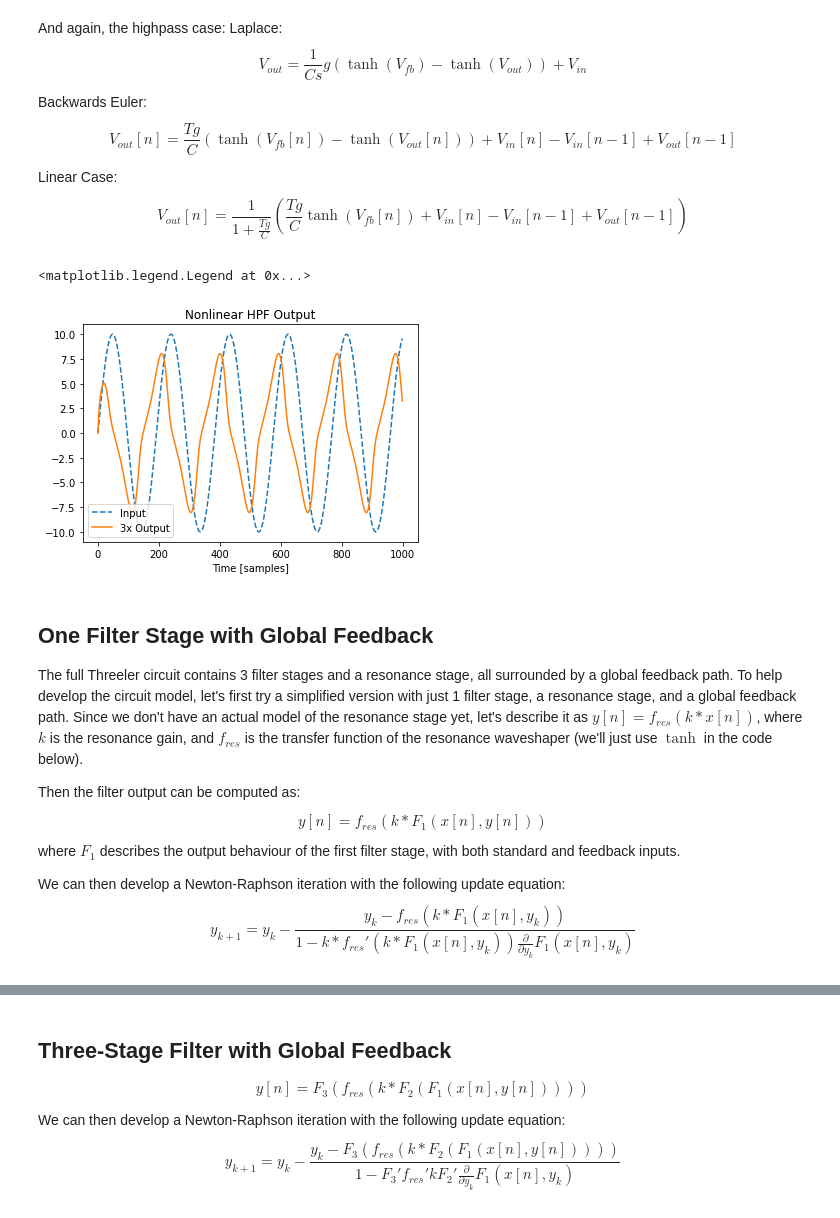
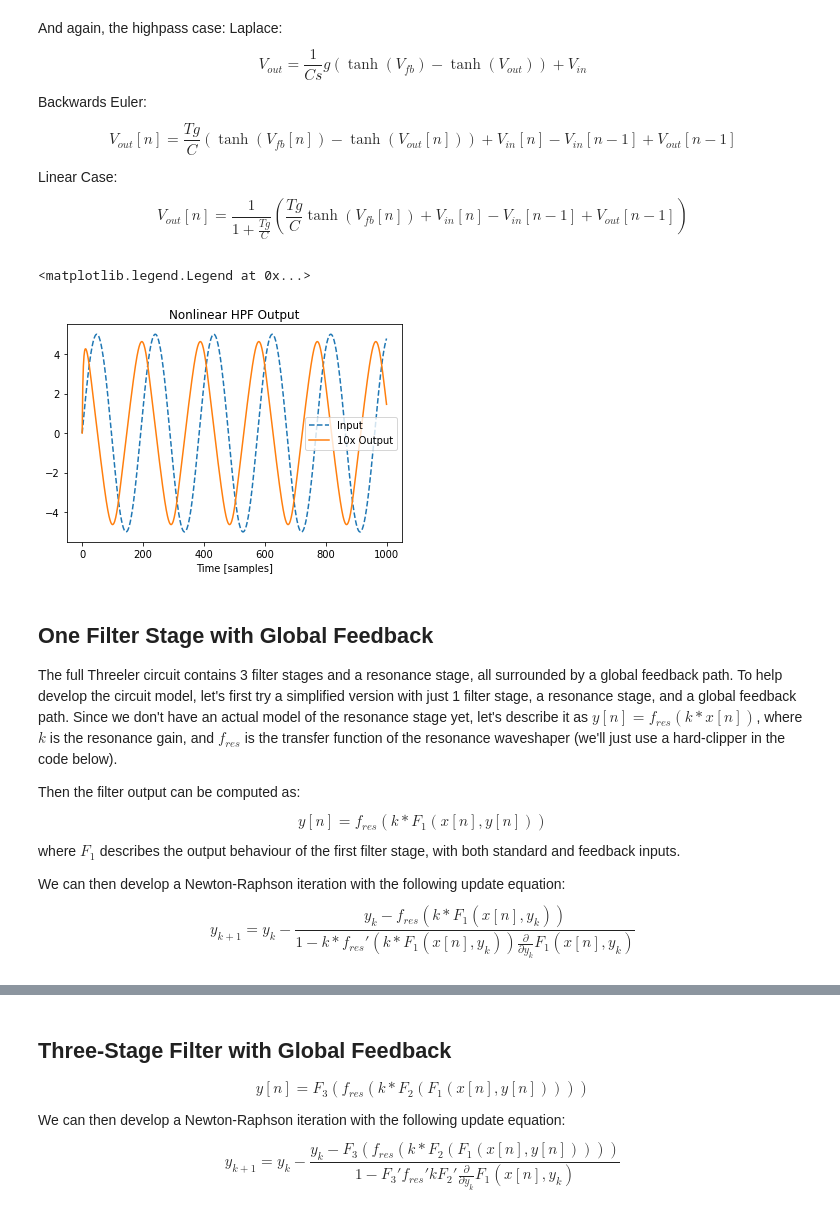
Before and after one commit to surge-synthesizer/surge-python, a Jupyter notebook: scripts/dsp_simulations/ThreelerAnalysis.ipynb, the cells around one changed output, grey strips where cells are left out. Drawn from its saved outputs; the diff is of its cells as text; code cells hidden in the pictures.

Commit message:
Fix Threeler 3-stage simulation

```diff
--- a/scripts/dsp_simulations/ThreelerAnalysis.ipynb
+++ b/scripts/dsp_simulations/ThreelerAnalysis.ipynb
@@ -114,7 +114,7 @@ class OnePoleLPF:
 
 N = 300
 freq = 2000
-x = 10 * np.sin(2 * np.pi * np.arange(N) * freq / FS)
+x = 5 * np.sin(2 * np.pi * np.arange(N) * freq / FS)
 
 y = np.zeros_like(x)
 one_pole = OnePoleLPF(1000)
@@ -123,7 +123,7 @@ for n in range(N):
     one_pole.update_state()
 
 plt.plot(x, '--', label='input')
-plt.plot(10 * y, label='10x Output')
+plt.plot(5 * y, label='5x Output')
 plt.title('Nonlinear LPF Output')
 plt.xlabel('Time [samples]')
 plt.legend()
@@ -205,7 +205,7 @@ class OnePoleHPF:
 
 N = 1000
 freq = 500
-x = 10 * np.sin(2 * np.pi * np.arange(N) * freq / FS)
+x = 5 * np.sin(2 * np.pi * np.arange(N) * freq / FS)
 
 y = np.zeros_like(x)
 one_pole = OnePoleHPF(2000)
@@ -214,7 +214,7 @@ for n in range(N):
     one_pole.update_state()
 
 plt.plot(x, '--', label='Input')
-plt.plot(y, label='Output')
+plt.plot(2 * y, label='2x Output')
 plt.title('Nonlinear HPF Output')
 plt.xlabel('Time [samples]')
 plt.legend()
@@ -281,18 +281,18 @@ class OnePoleLPF_FB:
 
 N = 300
 freq = 2000
-x = 10 * np.sin(2 * np.pi * np.arange(N) * freq / FS)
+x = 5 * np.sin(2 * np.pi * np.arange(N) * freq / FS)
 
 y = np.zeros_like(x)
 y1 = 0
 one_pole = OnePoleLPF_FB(1000)
 for n in range(N):
-    y[n] = one_pole.process_sample(x[n], y1)
+    y[n] = one_pole.process_sample(x[n], -0.5 * y1)
     one_pole.update_state()
     y1 = y[n]
 
 plt.plot(x, '--', label='input')
-plt.plot(10 * y, label='10x Output')
+plt.plot(5 * y, label='5x Output')
 plt.title('Nonlinear LPF Output')
 plt.xlabel('Time [samples]')
 plt.legend()
@@ -335,48 +335,48 @@ class OnePoleHPF_FB:
         return self.b_coeff * sech2_with_tanh(self.tanh_fb)
 
     def process_sample(self, x, fb):
-        self.tanh_fb = np.tanh(fb)
+        self.tanh_fb = np.tanh(-1 *fb)
         self.x = x
         self.estimate = self.lin_output(x, self.tanh_fb)
 
         # newton-raphson update
         N_iter = 1
         for n in range(N_iter):
             tanh_y = np.tanh(self.estimate)
             residue = self.nonlin_output(x, tanh_y, self.tanh_fb) - self.estimate
             self.estimate -= residue / self.get_derivative(tanh_y)
 
         return self.estimate
 
     def update_state(self):
         self.x1 = self.x
         self.z = self.estimate
 
 
 N = 1000
 freq = 500
-x = 10 * np.sin(2 * np.pi * np.arange(N) * freq / FS)
+x = 5 * np.sin(2 * np.pi * np.arange(N) * freq / FS)
 
 y = np.zeros_like(x)
 y1 = 0
 one_pole = OnePoleHPF_FB(2000)
 for n in range(N):
-    y[n] = one_pole.process_sample(x[n], -1 * y1)
+    y[n] = one_pole.process_sample(x[n], 2.0 * y1)
     one_pole.update_state()
     y1 = y[n]
 
 plt.plot(x, '--', label='Input')
-plt.plot(3 * y, label='3x Output')
+plt.plot(10 * y, label='10x Output')
 plt.title('Nonlinear HPF Output')
 plt.xlabel('Time [samples]')
 plt.legend()
 # %% [output]
 <matplotlib.legend.Legend at 0x...>
-[figure, old version]
+[figure, new version]
 # %% [markdown]
 ## One Filter Stage with Global Feedback
 
-The full Threeler circuit contains 3 filter stages and a resonance stage, all surrounded by a global feedback path. To help develop the circuit model, let's first try a simplified version with just 1 filter stage, a resonance stage, and a global feedback path. Since we don't have an actual model of the resonance stage yet, let's describe it as $y[n] = f_{res}(k * x[n])$, where $k$ is the resonance gain, and $f_{res}$ is the transfer function of the resonance waveshaper (we'll just use $\tanh$ in the code below).
+The full Threeler circuit contains 3 filter stages and a resonance stage, all surrounded by a global feedback path. To help develop the circuit model, let's first try a simplified version with just 1 filter stage, a resonance stage, and a global feedback path. Since we don't have an actual model of the resonance stage yet, let's describe it as $y[n] = f_{res}(k * x[n])$, where $k$ is the resonance gain, and $f_{res}$ is the transfer function of the resonance waveshaper (we'll just use a hard-clipper in the code below).
 
 Then the filter output can be computed as:
 $$
```
Also changed, not shown: parts of 9 cells of this notebook, 1 other file.
